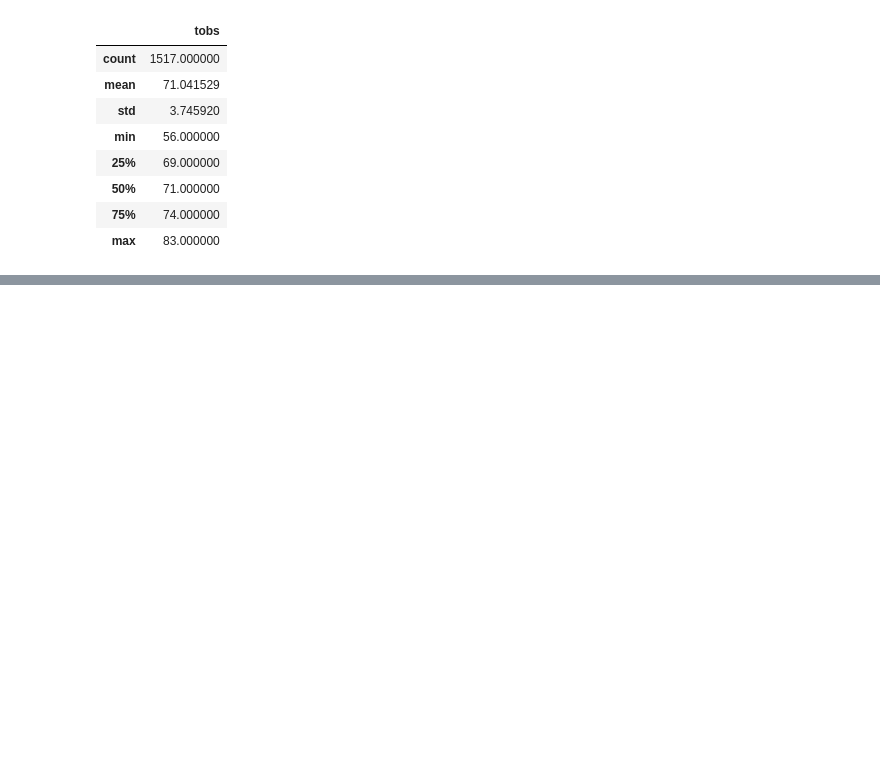
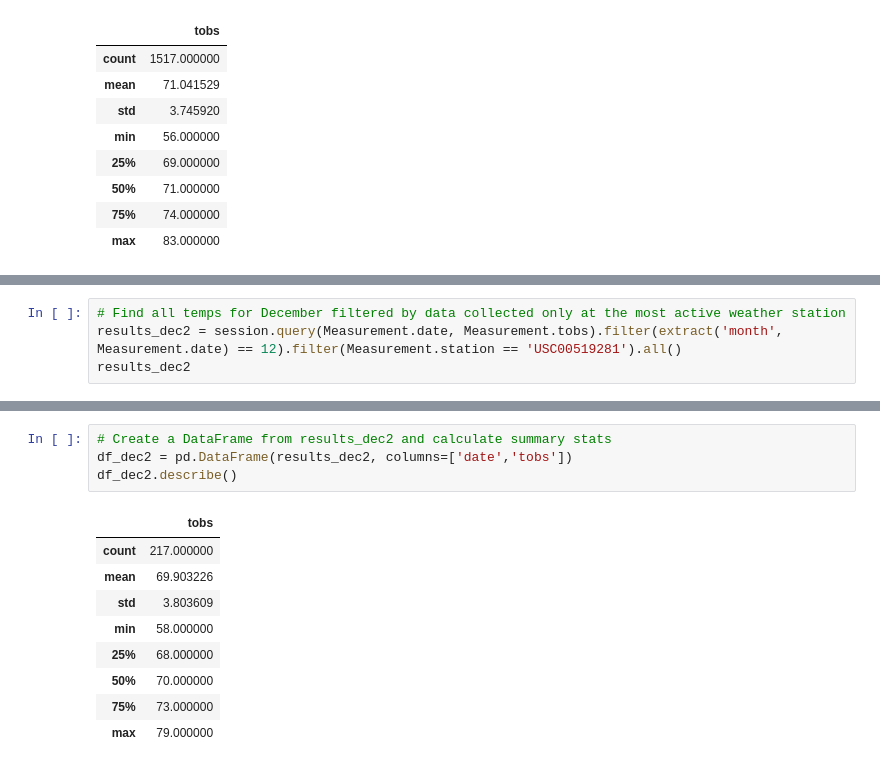
Before and after one commit to npvandyke/surfs_up, a Jupyter notebook: SurfsUp_Challenge.ipynb, the cells around one changed output, grey strips where cells are left out. Saved outputs shown, nothing was run; the diff lists cells and outputs as text; blank space fills up the shorter version.

```diff
--- a/SurfsUp_Challenge.ipynb
+++ b/SurfsUp_Challenge.ipynb
@@ -151,0 +188,4 @@ df_dec.describe()
+# %%
+# Find all temps for December filtered by data collected only at the most active weather station
+results_dec2 = session.query(Measurement.date, Measurement.tobs).filter(extract('month', Measurement.date) == 12).filter(Measurement.station == 'USC00519281').all()
+results_dec2
@@ -151,0 +210,14 @@ df_dec.describe()
+# %%
+# Create a DataFrame from results_dec2 and calculate summary stats
+df_dec2 = pd.DataFrame(results_dec2, columns=['date','tobs'])
+df_dec2.describe()
+# %% [output]
+|  | tobs |
+| count | 217.000000 |
+| mean | 69.903226 |
+| std | 3.803609 |
+| min | 58.000000 |
+| 25% | 68.000000 |
+| 50% | 70.000000 |
+| 75% | 73.000000 |
+| max | 79.000000 |
```
Also changed, not shown: parts of 8 cells of this notebook, 6 other files.
